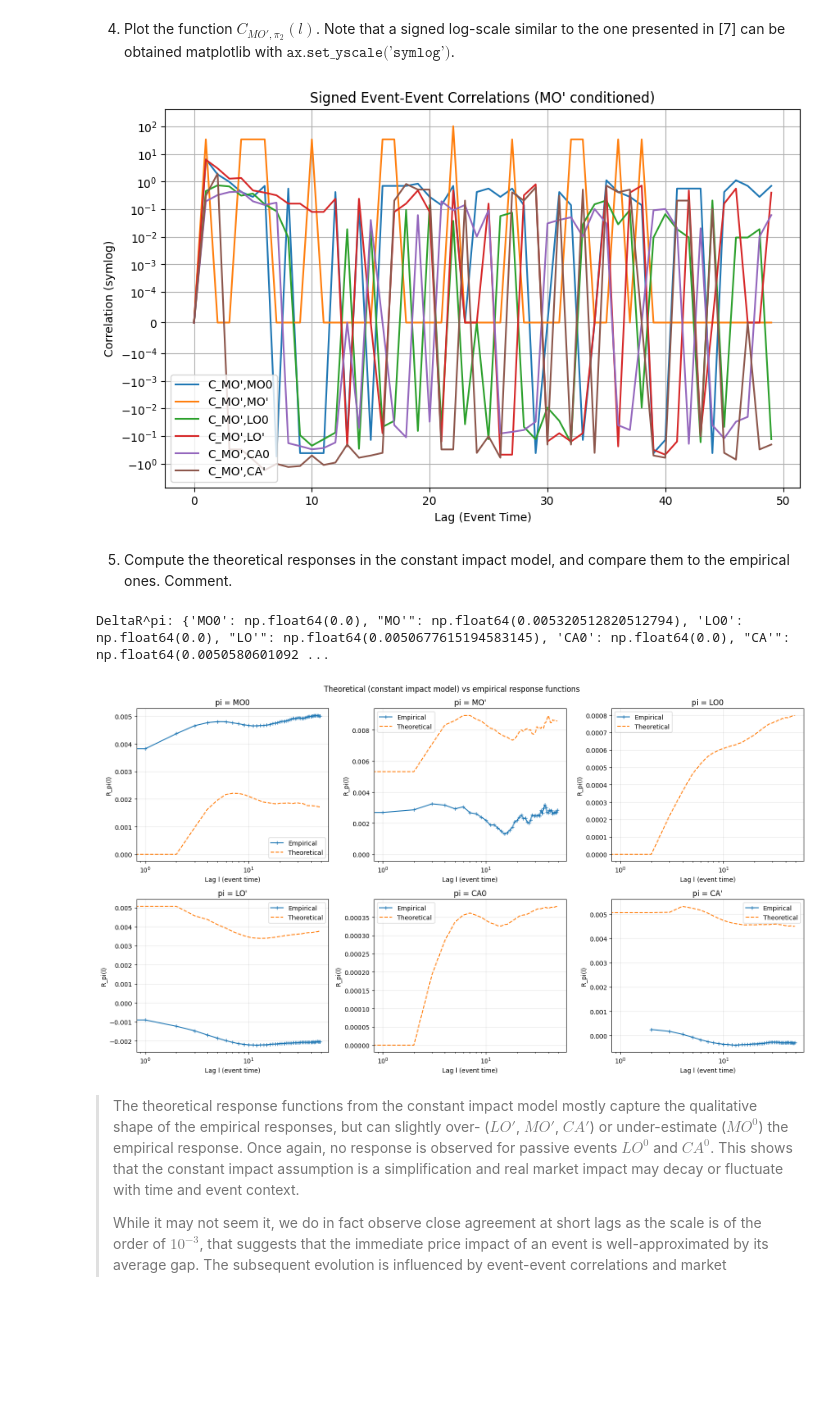
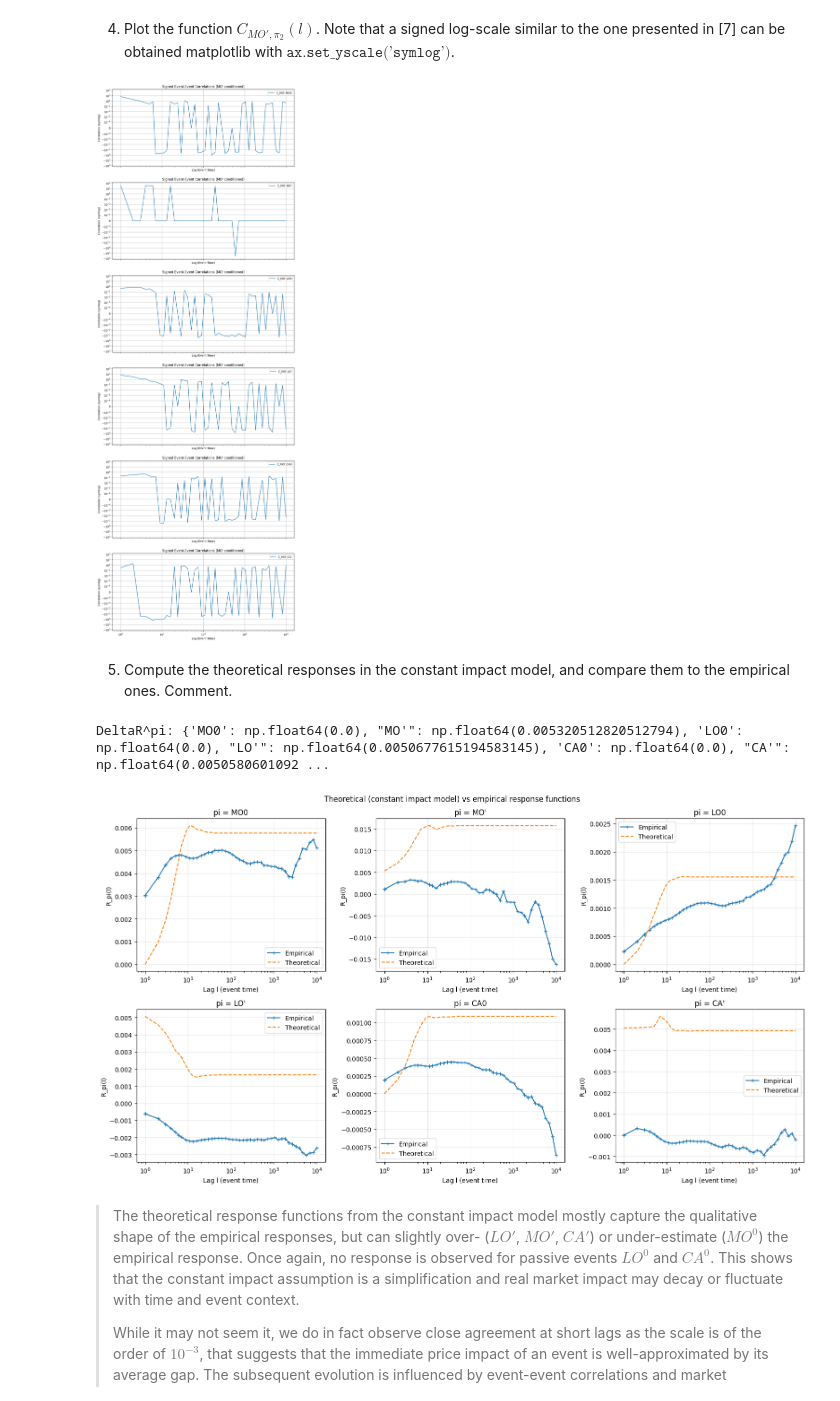
Before and after one commit to adonis107/MDS, a Jupyter notebook: DHF-Lab5-AMRI-CHIBA-JAMAL.ipynb, the cells around one changed output. Cells and saved outputs as stored; diff of their text form; code cells hidden in the pictures; blank space fills up the shorter version.

```diff
--- a/DHF-Lab5-AMRI-CHIBA-JAMAL.ipynb
+++ b/DHF-Lab5-AMRI-CHIBA-JAMAL.ipynb
@@ -296,7 +296,7 @@ for d in range(5):
     u_day = u_day[u_day['event_type'] != 'UNKNOWN'].copy()
     u_day['mid'] = (u_day['bp'] + u_day['ap']) / 2
     u_day.reset_index(drop=True, inplace=True)
-    events_per_day.append(u_day)
+    events_per_day.append(u_day.dropna(subset=['mid']))
 
 print(f"Prepared event data for stock {stk} across 5 days.")
 print("Event counts day 0:\n", events_per_day[0]['event_type'].value_counts())
@@ -356,7 +363,7 @@ We observe in the above autocorrelation plots similar dynamics to those seen in
 2. Compute and plot the empirical response function $\mathcal{R}_\pi (l)$ for each of the $6$ types of events $\pi$. Comment.
 # %%
 types = ["MO0", "MO'", "LO0", "LO'", "CA0", "CA'"]
-lags = np.arange(1, 200)
+lags = np.logspace(0.0, 4.0, num=50, dtype=int)
 
 R_pi_sum = {pi: np.zeros(len(lags)) for pi in types}
 R_pi_count = {pi: np.zeros(len(lags)) for pi in types}
@@ -385,7 +392,7 @@ R_pi = {pi: R_pi_sum[pi] / np.maximum(R_pi_count[pi], 1) for pi in types}
 
 plt.figure(figsize=(10, 6))
 for pi in types:
-    plt.plot(lags, R_pi[pi], label=f"R_{pi}(l)")
+    plt.semilogx(lags, R_pi[pi], label=f"R_{pi}(l)")
 plt.title('Empirical Response Functions $\mathcal{R}_\pi(l)$ per Event Type')
 plt.xlabel('Lag $l$ (Event Time)')
 plt.ylabel('Response')
@@ -413,7 +420,7 @@ The decay of $\mathcal{R}_\pi(l)$ with lag $l$ suggests that the market partiall
 
 3. Compute the signed event-event correlations $C_{\pi_1, \pi_2} (l)$.
 # %%
-lags = np.arange(50)
+lags = np.logspace(0.0, 4.0, num=50, dtype=int)
 total_events = sum([len(d) for d in events_per_day])
 event_probs = {pi: sum([np.sum(d['event_type'] == pi) for d in events_per_day]) / total_events for pi in types}
 
@@ -427,10 +434,12 @@ for u_day in events_per_day:
 
     for idx, l in enumerate(lags):
         if N > l:
-            shift_E = E[l:]
-            shift_S = S[l:]
-            curr_E = E[:-l]
-            curr_S = S[:-l]
+            if l == 0:
+                shift_E, shift_S = E, S
+                curr_E, curr_S = E, S
+            else:
+                shift_E, shift_S = E[l:], S[l:]
+                curr_E, curr_S = E[:-l], S[:-l]
 
             for pi1 in types:
                 mask1 = (curr_E == pi1)
@@ -451,18 +460,19 @@ C_MO_prime = C_matrix["MO'"]
 # %% [markdown]
 4. Plot the function $C_{MO',\pi_2} (l)$. Note that a signed log-scale similar to the one presented in [7] can be obtained matplotlib with $\texttt{ax.set\_yscale('symlog')}$.
 # %%
-fig, ax = plt.subplots(figsize=(10, 6))
-for pi2 in types:
-    ax.plot(lags, C_MO_prime[pi2], label=f"C_MO',{pi2}")
-ax.set_yscale('symlog', linthresh=1e-4) # from Eisler 2012
-ax.set_title("Signed Event-Event Correlations (MO' conditioned)")
-ax.set_xlabel('Lag (Event Time)')
-ax.set_ylabel('Correlation (symlog)')
-ax.legend()
-ax.grid(True)
+fig, ax = plt.subplots(6, 1, figsize=(12, 36), sharex=True, sharey=True)
+ax = ax.flatten()
+for i,pi2 in enumerate(types):
+    ax[i].semilogx(lags, C_MO_prime[pi2], label=f"C_MO',{pi2}")
+    ax[i].set_yscale('symlog', linthresh=1e-4) # from Eisler 2012
+    ax[i].set_title("Signed Event-Event Correlations (MO' conditioned)")
+    ax[i].set_xlabel('Lag (Event Time)')
+    ax[i].set_ylabel('Correlation (symlog)')
+    ax[i].legend()
+    ax[i].grid(True)
 plt.show()
 # %% [output]
-[figure, old version]
+[figure, new version]
 # %% [markdown]
 5. Compute the theoretical responses in the constant impact model, and compare them to the empirical ones. Comment.
 # %%
@@ -485,8 +495,6 @@ for u_day in events_per_day:
 
 
 delta_R = {pi: (delta_R_sum[pi] / delta_R_count[pi] if delta_R_count[pi] > 0 else 0.0) for pi in types}
-print("DeltaR^pi:", delta_R)
-
 theoretical_R_pi = {pi: np.zeros(len(lags)) for pi in types}
 for l_idx, l in enumerate(lags):
     for pi in types:
@@ -520,7 +528,7 @@ plt.tight_layout()
 plt.show()
 # %% [output]
 DeltaR^pi: {'MO0': np.float64(0.0), "MO'": np.float64(0.005320512820512794), 'LO0': np.float64(0.0), "LO'": np.float64(0.0050677615194583145), 'CA0': np.float64(0.0), "CA'": np.float64(0.0050580601092 ...
-[figure, old version]
+[figure, new version]
 # %% [markdown]
 <blockquote>
 
```
Also changed, not shown: parts of 5 cells of this notebook, 1 other file.
